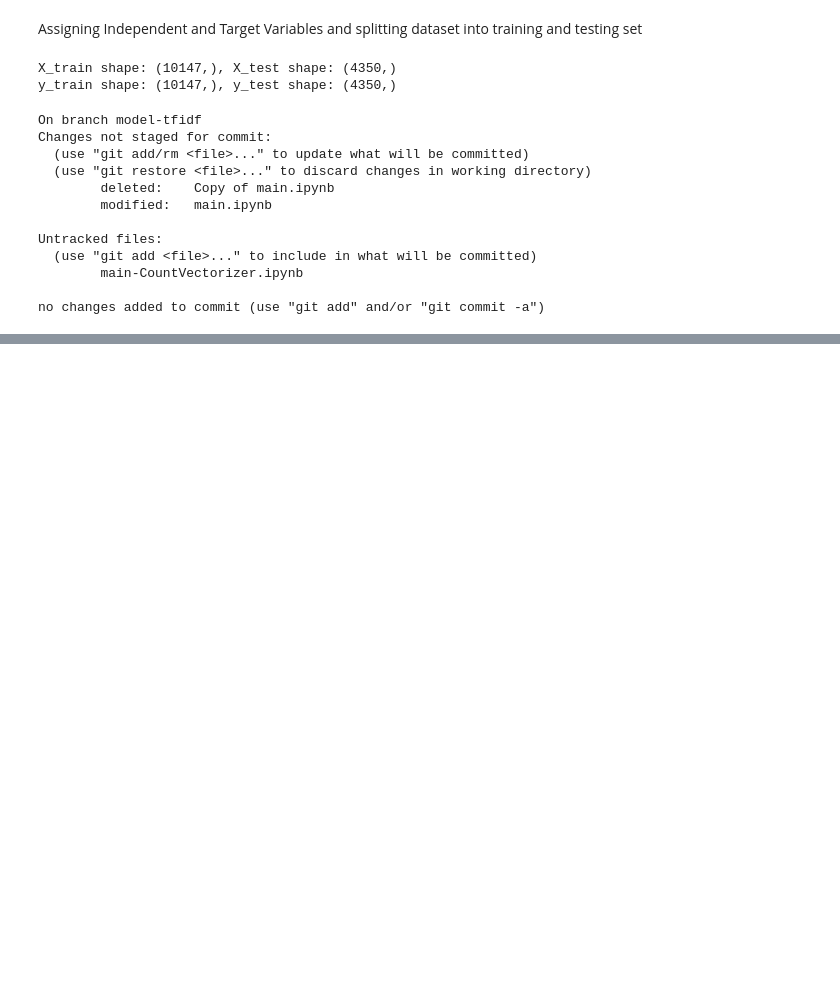
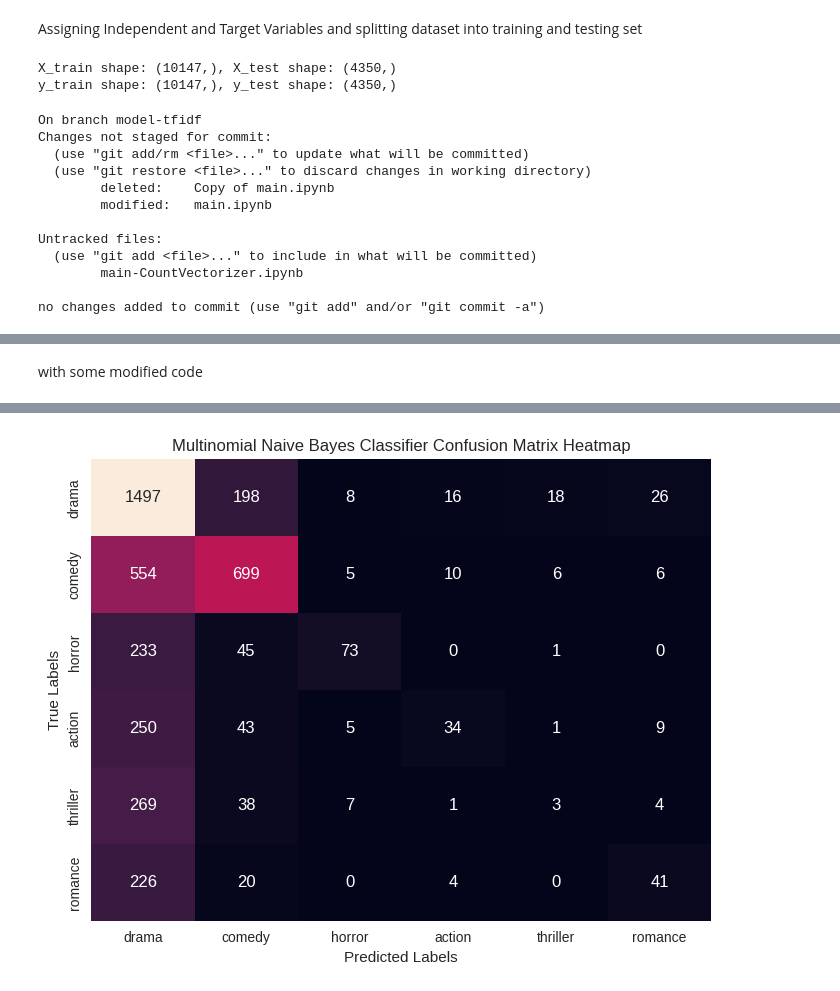
Before and after one commit to naamalia23/movie-genre-classification, a Jupyter notebook: main.ipynb, the cells around one changed output, grey strips where cells are left out. Saved outputs shown, nothing was run; the diff lists cells and outputs as text; code cells hidden in the pictures; blank space fills up the shorter version.

Commit message:
adding all models for tf-idf

```diff
--- a/main.ipynb
+++ b/main.ipynb
@@ -622,7 +630,7 @@ X = copied_movies_df_label['Plot']
 y = copied_movies_df_label['labels']
 
 # Split the data into training and testing sets
-X_train, X_test, y_train, y_test = train_test_split(X, y, test_size=0.3, random_state=42, stratify=y)
+X_train, X_test, y_train, y_test = train_test_split(X, y, test_size=0.3, random_state=42)
 
 # Print the shapes of the resulting sets
 print(f"X_train shape: {X_train.shape}, X_test shape: {X_test.shape}")
@@ -650,0 +680,17 @@ no changes added to commit (use "git add" and/or "git commit -a")
+# %%
+# Multinomial Naive Bayes Classifier
+mnb = MultinomialNB()
+
+# Fit the model
+mnb.fit(X_train_tfidf, y_train)
+
+# Training data scores
+print("Model Score on Training data:", mnb.score(X_train_tfidf, y_train))
+
+# Testing data scores
+print("Model Score on Testing data:", mnb.score(X_test_tfidf, y_test))
+
+# Predictions and Classification Report
+y_pred = mnb.predict(X_test_tfidf)
+print("Classification Report:")
+print(classification_report(y_test, y_pred))
@@ -650,0 +713,51 @@ no changes added to commit (use "git add" and/or "git commit -a")
+# %% [markdown]
+with some modified code
+# %%
+# Compute class weights
+class_weights = compute_class_weight('balanced', classes=np.unique(y_train), y=y_train)
+
+# Multinomial Naive Bayes Classifier with class weights
+mnb_model = MultinomialNB(class_prior=class_weights)
+
+# Training the model
+start_time_mnb = time.time()
+mnb_model.fit(X_train_tfidf, y_train)
+end_time_mnb = time.time()
+
+# Calculate the running time
+running_time_mnb = end_time_mnb - start_time_mnb
+print(f"Model Training Time: {running_time_mnb:.2f} seconds")
+
+# Model evaluation
+print("Model Score on Training data:", mnb_model.score(X_train_tfidf, y_train))
+print("Model Score on Testing data:", mnb_model.score(X_test_tfidf, y_test))
+
+# Predictions
+y_pred_mnb = mnb_model.predict(X_test_tfidf)
+
+# F1 Score
+f1_mnb = f1_score(y_test, y_pred_mnb, average='weighted')
+print(f"F1 Score: {f1_mnb:.2f}")
+
+# Accuracy Score
+accuracy_mnb = accuracy_score(y_test, y_pred_mnb)
+print(f"Accuracy Score: {accuracy_mnb:.2f}")
+
+# Classification Report
+print("Classification Report:")
+print(classification_report(y_test, y_pred_mnb))
+
+# Confusion Matrix
+cm_mnb = confusion_matrix(y_test, y_pred_mnb)
+
+# Defining 'class_names' as class labels
+class_names = ['drama', 'comedy', 'horror', 'action', 'thriller', 'romance']
+
+plt.figure(figsize=(8, 6))
+sns.heatmap(cm_mnb, annot=True, fmt='d', cbar=False,
+            xticklabels=class_names, yticklabels=class_names)
+plt.xlabel('Predicted Labels')
+plt.ylabel('True Labels')
+plt.title('Multinomial Naive Bayes Classifier Confusion Matrix Heatmap')
+plt.show()
+# %% [output]
@@ -650,0 +782 @@ no changes added to commit (use "git add" and/or "git commit -a")
+[figure, added]
```
Also changed, not shown: parts of 19 cells of this notebook.
